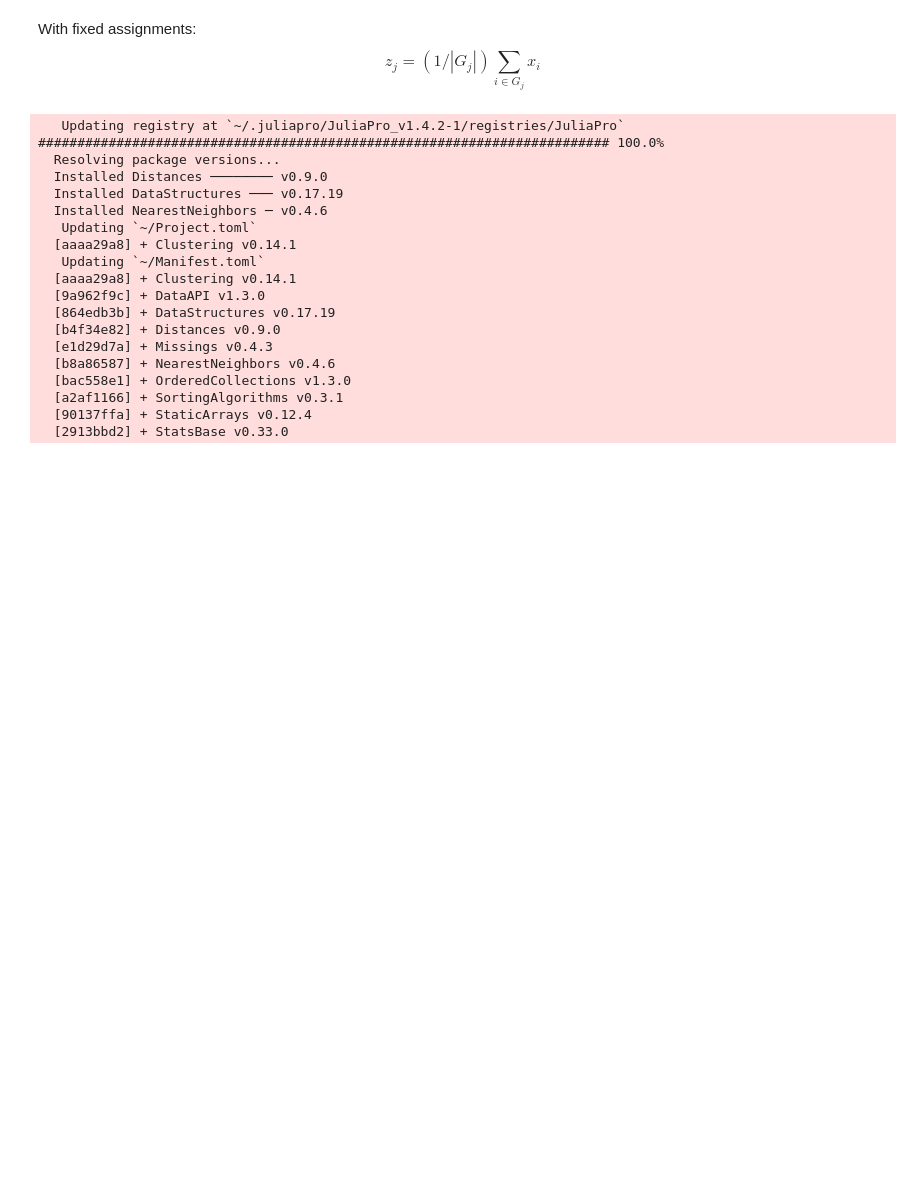
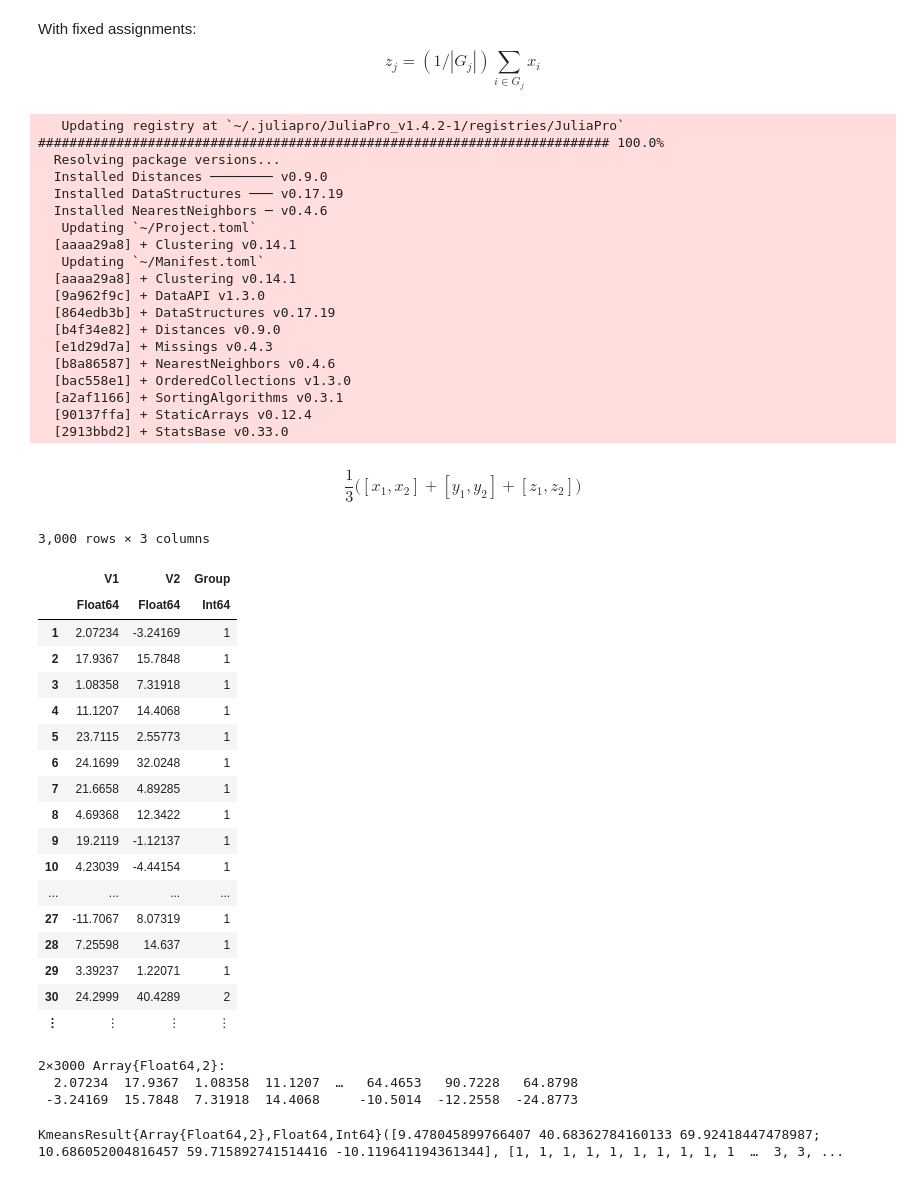
Before and after one commit to yoninazarathy/MATH7502-2020, a Jupyter notebook: CLAWJ/Unit1vectorsMatricesInversesDeterminants.ipynb, the cells around one changed output. Cells and saved outputs as stored; diff of their text form; code cells hidden in the pictures; blank space fills up the shorter version.

```diff
--- a/CLAWJ/Unit1vectorsMatricesInversesDeterminants.ipynb
+++ b/CLAWJ/Unit1vectorsMatricesInversesDeterminants.ipynb
@@ -1132 +1557,35 @@ Pkg.add("Clustering")
+# %% [markdown]
+$$\frac{1}{3} \Big( [x_1,x_2] + [y_1, y_2] + [z_1,z_2] \Big)$$
+# %%
+df
+# %% [output]
+3,000 rows × 3 columns
+|  | V1 | V2 | Group |
+|  | Float64 | Float64 | Int64 |
+| 1 | 2.07234 | -3.24169 | 1 |
+| 2 | 17.9367 | 15.7848 | 1 |
+| 3 | 1.08358 | 7.31918 | 1 |
+| 4 | 11.1207 | 14.4068 | 1 |
+| 5 | 23.7115 | 2.55773 | 1 |
+| 6 | 24.1699 | 32.0248 | 1 |
+| 7 | 21.6658 | 4.89285 | 1 |
+| 8 | 4.69368 | 12.3422 | 1 |
+| 9 | 19.2119 | -1.12137 | 1 |
+| 10 | 4.23039 | -4.44154 | 1 |
+| ... | ... | ... | ... |
+| 27 | -11.7067 | 8.07319 | 1 |
+| 28 | 7.25598 | 14.637 | 1 |
+| 29 | 3.39237 | 1.22071 | 1 |
+| 30 | 24.2999 | 40.4289 | 2 |
+| ⋮ | ⋮ | ⋮ | ⋮ |
+# %%
+data
+# %% [output]
+2×3000 Array{Float64,2}:
+  2.07234  17.9367  1.08358  11.1207  …   64.4653   90.7228   64.8798
+ -3.24169  15.7848  7.31918  14.4068     -10.5014  -12.2558  -24.8773
+# %%
+xclaraKmeans
+# %% [output]
+KmeansResult{Array{Float64,2},Float64,Int64}([9.478045899766407 40.68362784160133 69.92418447478987; 10.686052004816457 59.715892741514416 -10.119641194361344], [1, 1, 1, 1, 1, 1, 1, 1, 1, 1  …  3, 3, ...
 # %%
```
Also changed, not shown: parts of 79 cells of this notebook, 2 other files.
